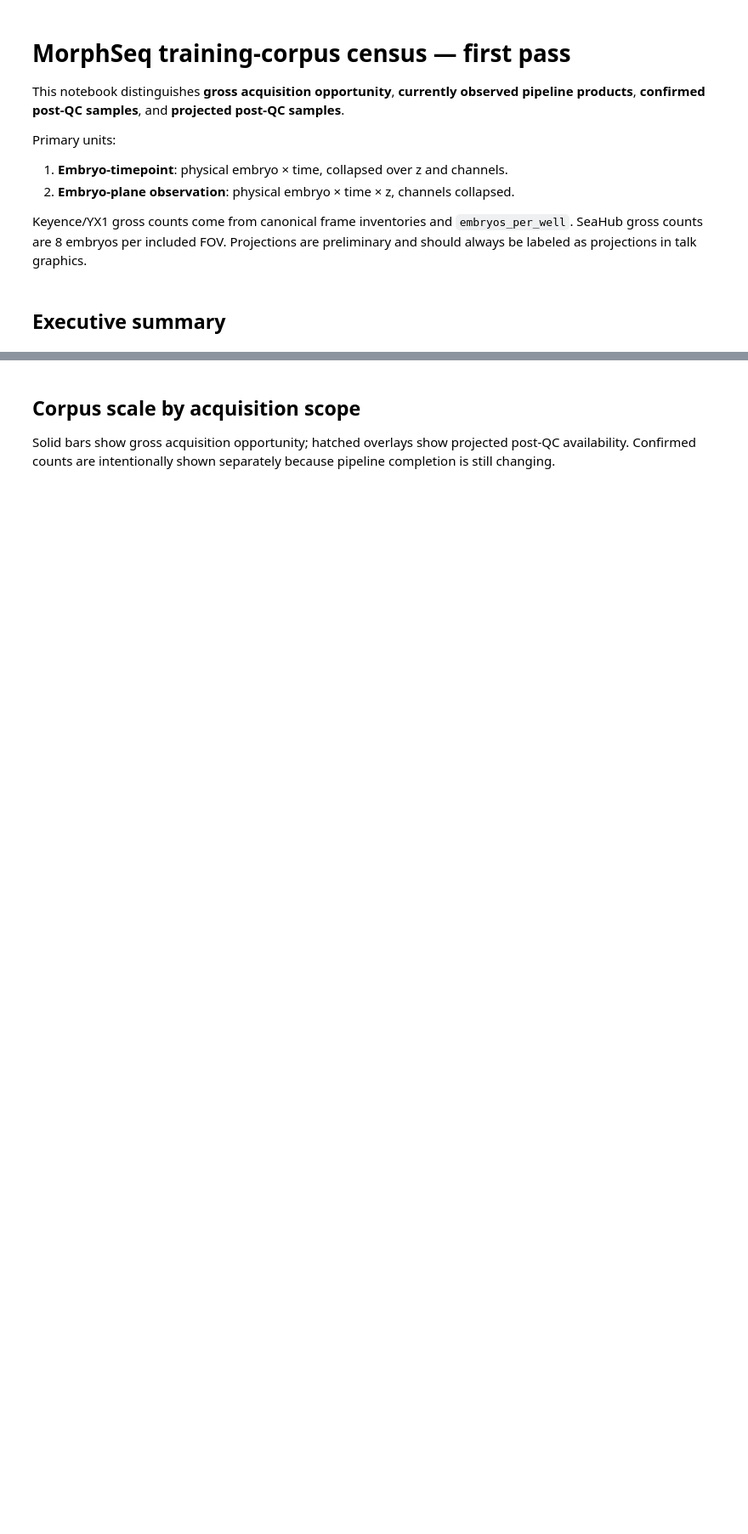
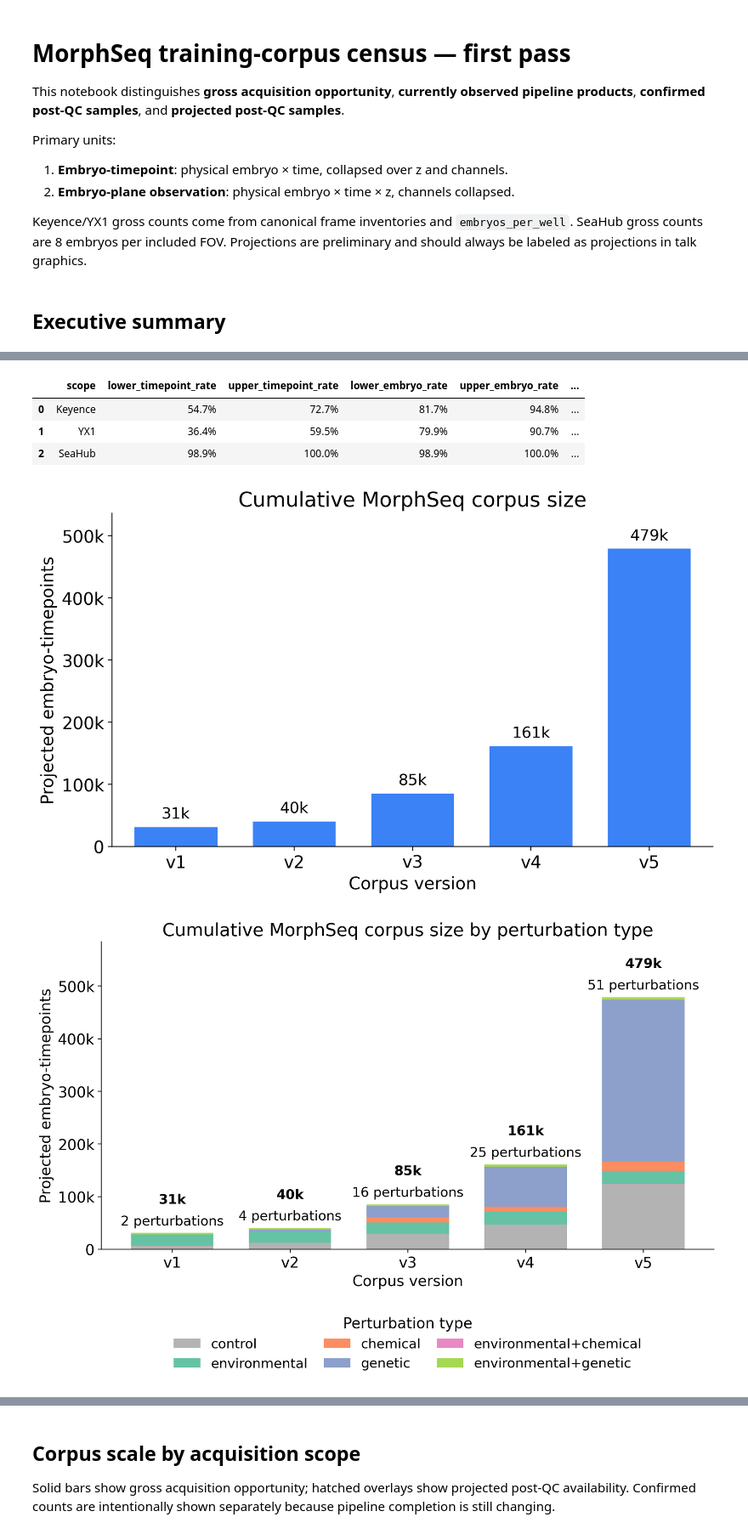
Before and after one commit to Marazzano/morphseq, a Jupyter notebook: results/nlammers/20260805/training_corpus_census.ipynb, the cells around one changed output, grey strips where cells are left out. Shown at 85% size. Cells and saved outputs as stored; diff of their text form; code cells hidden in the pictures; blank space fills up the shorter version.

```diff
--- a/results/nlammers/20260805/training_corpus_census.ipynb
+++ b/results/nlammers/20260805/training_corpus_census.ipynb
@@ -71,0 +89,48 @@ display(retention.style.format({
+# %%
+from plot_training_corpus_versions import (
+    REQUESTED_SLIDE_DIR,
+    generate_version_figures,
+)
+from IPython.display import Image
+
+# Plot controls.
+COUNT_UNIT = "embryo_times"  # "embryos" or "embryo_times"
+Z_SLICE_MULTIPLIER = 5
+
+# The requested laptop path is used when the notebook runs there. Cluster execution falls
+# back to a repository-local mirror because /Users/nick is not mounted on the cluster.
+SLIDE_OUTPUT_DIR = (
+    REQUESTED_SLIDE_DIR
+    if REQUESTED_SLIDE_DIR.parent.is_dir()
+    else ROOT / "data_census"
+)
+
+version_result = generate_version_figures(
+    data_dir=DATA,
+    output_dir=SLIDE_OUTPUT_DIR,
+    count_unit=COUNT_UNIT,
+    z_slice_multiplier=Z_SLICE_MULTIPLIER,
+)
+display(
+    version_result["version_estimates"].style.format({
+        "gross_count": "{:,.0f}",
+        "lower_estimate": "{:,.0f}",
+        "midpoint_estimate": "{:,.0f}",
+        "upper_estimate": "{:,.0f}",
+        "unique_perturbation_count": "{:,.0f}",
+        "midpoint_5z_estimate": "{:,.0f}",
+    })
+)
+display(
+    version_result["projection_rates"].style.format({
+        "lower_timepoint_rate": "{:.1%}",
+        "upper_timepoint_rate": "{:.1%}",
+        "lower_embryo_rate": "{:.1%}",
+        "upper_embryo_rate": "{:.1%}",
+    })
+)
+for figure_path in version_result["figure_paths"]:
+    if figure_path.suffix.lower() == ".png":
+        display(Image(filename=str(figure_path)))
+print(f"Slide outputs: {version_result['output_dir']}")
+# %% [output]
@@ -71,0 +143,6 @@ display(retention.style.format({
+|  | scope | lower_timepoint_rate | upper_timepoint_rate | lower_embryo_rate | upper_embryo_rate | ... |
+| 0 | Keyence | 54.7% | 72.7% | 81.7% | 94.8% | ... |
+| 1 | YX1 | 36.4% | 59.5% | 79.9% | 90.7% | ... |
+| 2 | SeaHub | 98.9% | 100.0% | 98.9% | 100.0% | ... |
+[figure, added]
+[figure, added]
```
Also changed, not shown: parts of 8 cells of this notebook, 37 other files.
